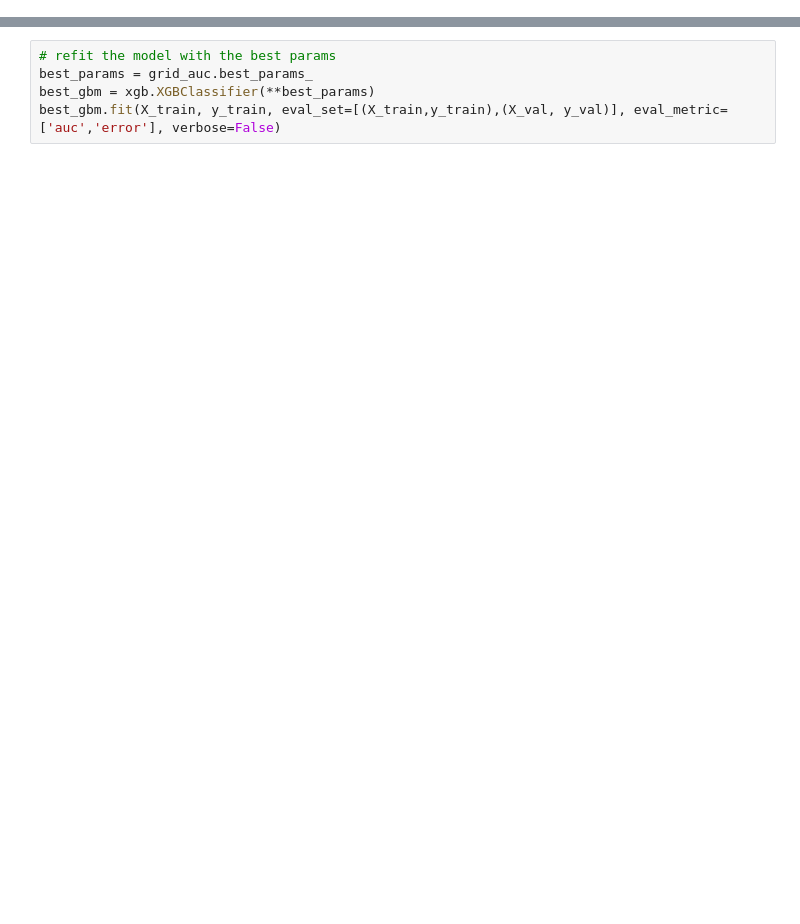
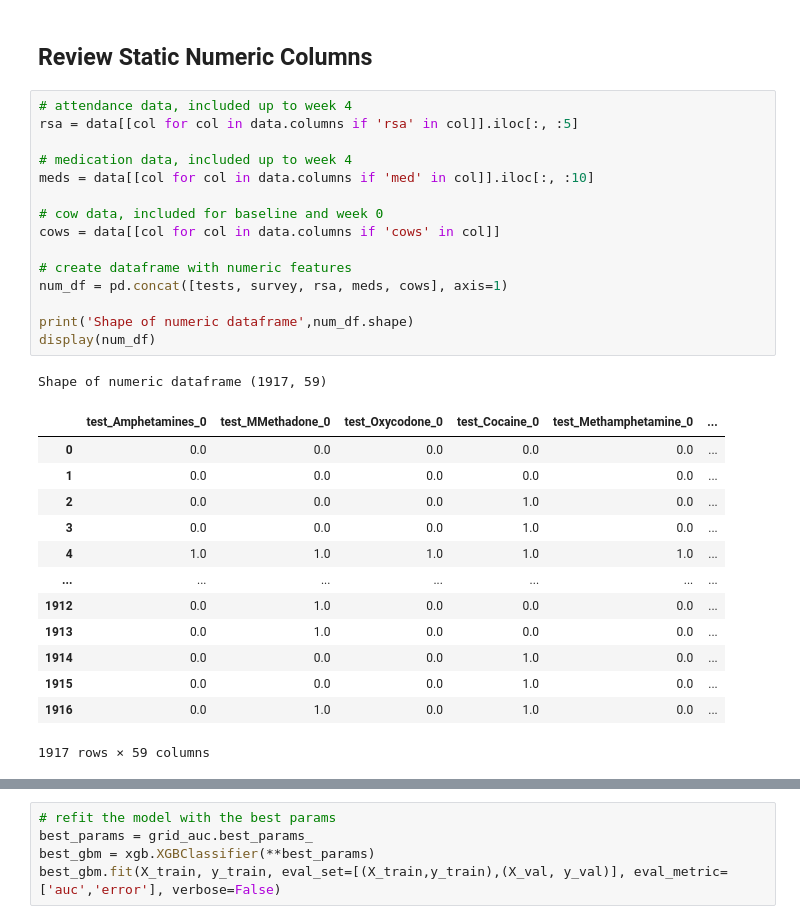
Before and after one commit to DanHerman212/precision_medicine, a Jupyter notebook: code/4_data_modeling.ipynb, the cells around one changed output, grey strips where cells are left out. Drawn from its saved outputs; the diff is of its cells as text; blank space fills up the shorter version.

```diff
--- a/code/4_data_modeling.ipynb
+++ b/code/4_data_modeling.ipynb
@@ -415,0 +136,32 @@ print("Highest ROC AUC found: ", grid_auc.best_score_)
+# %% [markdown]
+## Review Static Numeric Columns
+# %%
+# attendance data, included up to week 4
+rsa = data[[col for col in data.columns if 'rsa' in col]].iloc[:, :5]
+
+# medication data, included up to week 4
+meds = data[[col for col in data.columns if 'med' in col]].iloc[:, :10]
+
+# cow data, included for baseline and week 0
+cows = data[[col for col in data.columns if 'cows' in col]]
+
+# create dataframe with numeric features
+num_df = pd.concat([tests, survey, rsa, meds, cows], axis=1)
+
+print('Shape of numeric dataframe',num_df.shape)
+display(num_df)
+# %% [output]
+Shape of numeric dataframe (1917, 59)
+|  | test_Amphetamines_0 | test_MMethadone_0 | test_Oxycodone_0 | test_Cocaine_0 | test_Methamphetamine_0 | ... |
+| 0 | 0.0 | 0.0 | 0.0 | 0.0 | 0.0 | ... |
+| 1 | 0.0 | 0.0 | 0.0 | 0.0 | 0.0 | ... |
+| 2 | 0.0 | 0.0 | 0.0 | 1.0 | 0.0 | ... |
+| 3 | 0.0 | 0.0 | 0.0 | 1.0 | 0.0 | ... |
+| 4 | 1.0 | 1.0 | 1.0 | 1.0 | 1.0 | ... |
+| ... | ... | ... | ... | ... | ... | ... |
+| 1912 | 0.0 | 1.0 | 0.0 | 0.0 | 0.0 | ... |
+| 1913 | 0.0 | 1.0 | 0.0 | 0.0 | 0.0 | ... |
+| 1914 | 0.0 | 0.0 | 0.0 | 1.0 | 0.0 | ... |
+| 1915 | 0.0 | 0.0 | 0.0 | 1.0 | 0.0 | ... |
+| 1916 | 0.0 | 1.0 | 0.0 | 1.0 | 0.0 | ... |
+1917 rows × 59 columns
```
Also changed, not shown: parts of 53 cells of this notebook, 2 other files.
